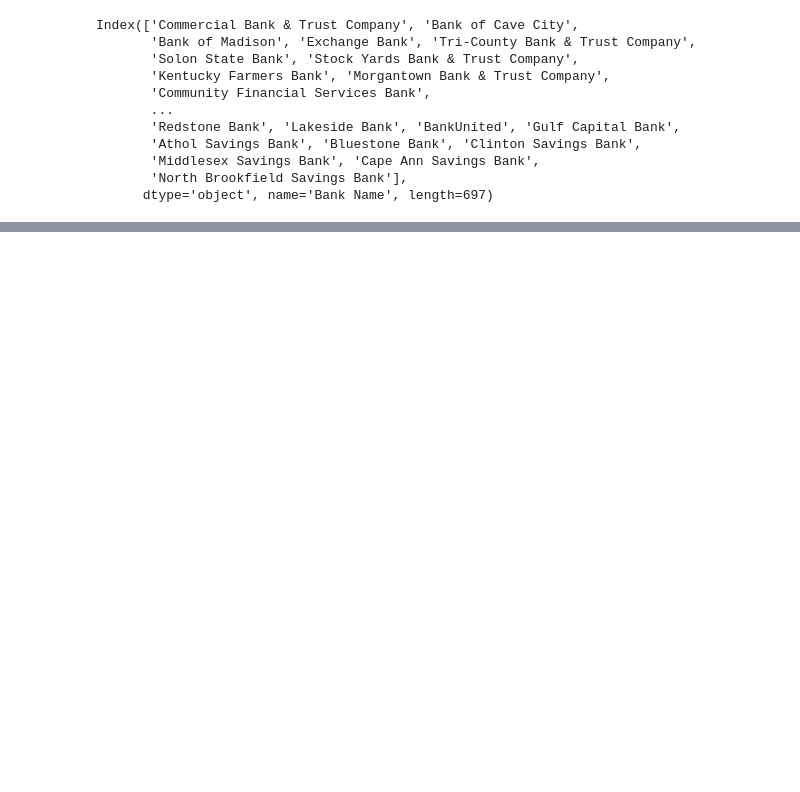
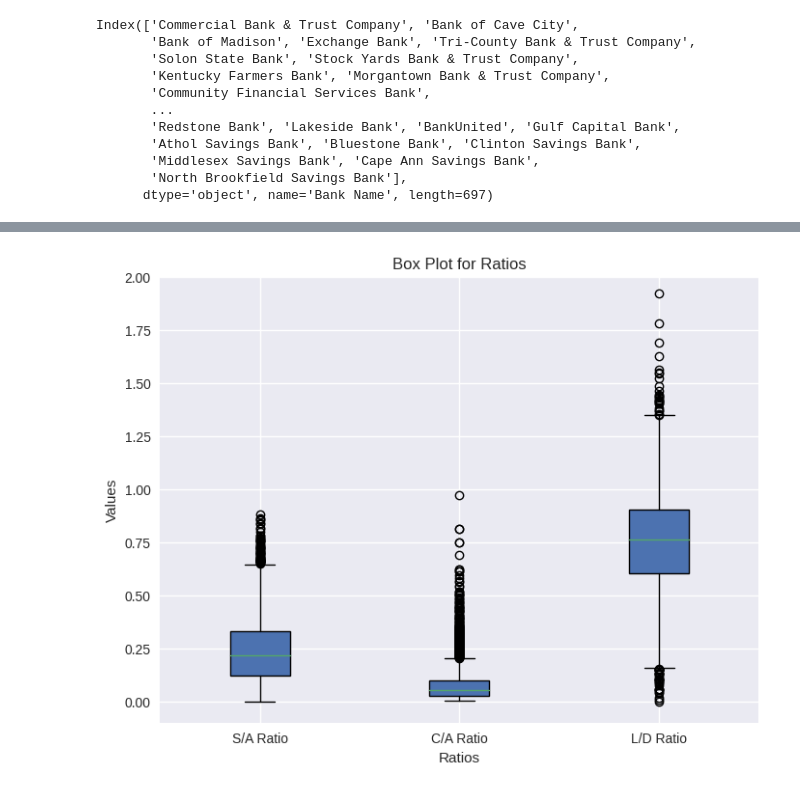
Before and after one commit to dakunkel/Project_2, a Jupyter notebook: project_file.ipynb, the cells around one changed output, grey strips where cells are left out. Saved outputs shown, nothing was run; the diff lists cells and outputs as text; code cells hidden in the pictures; blank space fills up the shorter version.

```diff
--- a/project_file.ipynb
+++ b/project_file.ipynb
@@ -530,0 +557,16 @@ bank_list.to_csv(filename, sep=',', index=True)
+# %%
+# Creating a list of data to plot
+data_to_plot = [S_A_Ratio, C_A_Ratio, L_D_Ratio]
+
+# Creating the box plot using Matplotlib
+plt.figure(figsize=(8, 6))
+plt.boxplot(data_to_plot, vert=True, patch_artist=True)
+plt.xticks([1, 2, 3], ['S/A Ratio', 'C/A Ratio', 'L/D Ratio'])
+plt.title('Box Plot for Ratios')
+plt.ylabel('Values')
+plt.xlabel('Ratios')
+plt.ylim([-0.1,2])
+plt.grid(True)
+plt.show()
+# %% [output]
+[figure, added]
```
Also changed, not shown: parts of 5 cells of this notebook.
